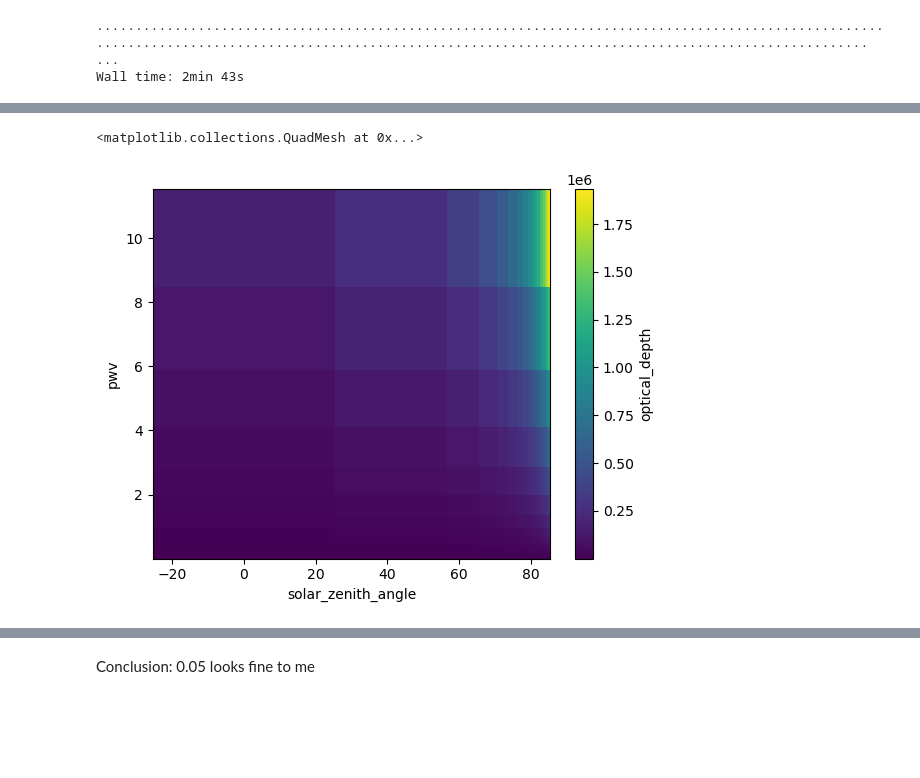
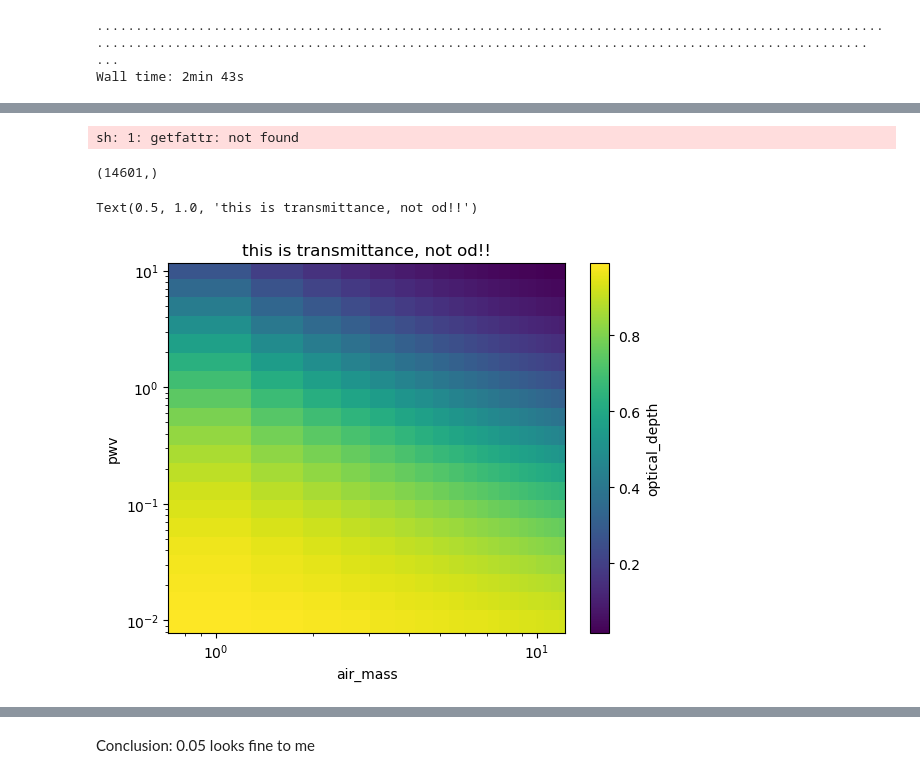
Before and after one commit to HagenTelg/mfrsr2pwv, a Jupyter notebook: generate_LUT.ipynb, the cells around one changed output, grey strips where cells are left out. Drawn from its saved outputs; the diff is of its cells as text; code cells hidden in the pictures; blank space fills up the shorter version.

```diff
--- a/generate_LUT.ipynb
+++ b/generate_LUT.ipynb
@@ -129,5 +179,24 @@ a.plot(dasel.pwv, dasel/dasel.pwv)
+# %%
+fn = pl.Path('data/lut_mfrsr2pwv_0.1.nc').resolve()
+ds = xr.open_dataset(fn)
+ds = ds.assign_coords(air_mass = 1 / np.cos(np.deg2rad(ds.solar_zenith_angle)))
+da_trans = np.exp(-ds.optical_depth)
+# %% [output]
+sh: 1: getfattr: not found
+# %%
+da_trans.wavenumber.shape
+# %% [output]
+(14601,)
+# %%
+da_sum = da_trans.sum('wavenumber')/da_trans.wavenumber.shape[0]
+# %%
+da_sum_am = da_sum.swap_dims({'solar_zenith_angle':'air_mass'})
 # %%
-da_sum.plot()
+f,a = plt.subplots()
+pc = da_sum_am.plot(x = 'air_mass', ax = a)
+a.set_yscale('log')
+a.set_xscale('log')
+a.set_title("this is transmittance, not od!!")
 # %% [output]
-<matplotlib.collections.QuadMesh at 0x...>
+Text(0.5, 1.0, 'this is transmittance, not od!!')
-[figure, old version]
+[figure, new version]
```
Also changed, not shown: parts of 90 cells of this notebook.
